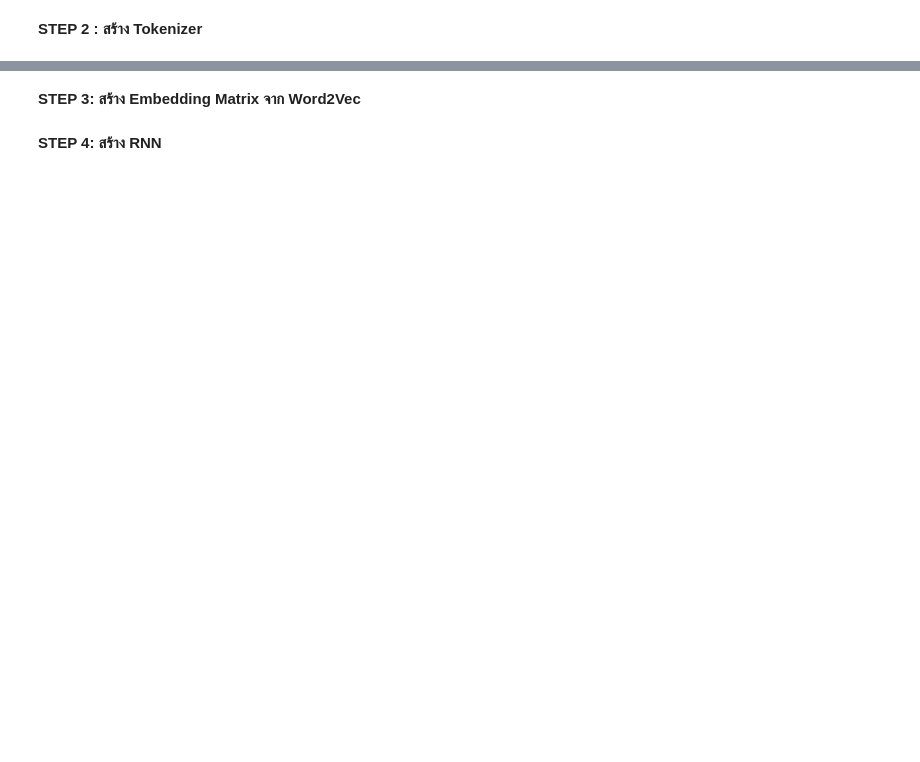
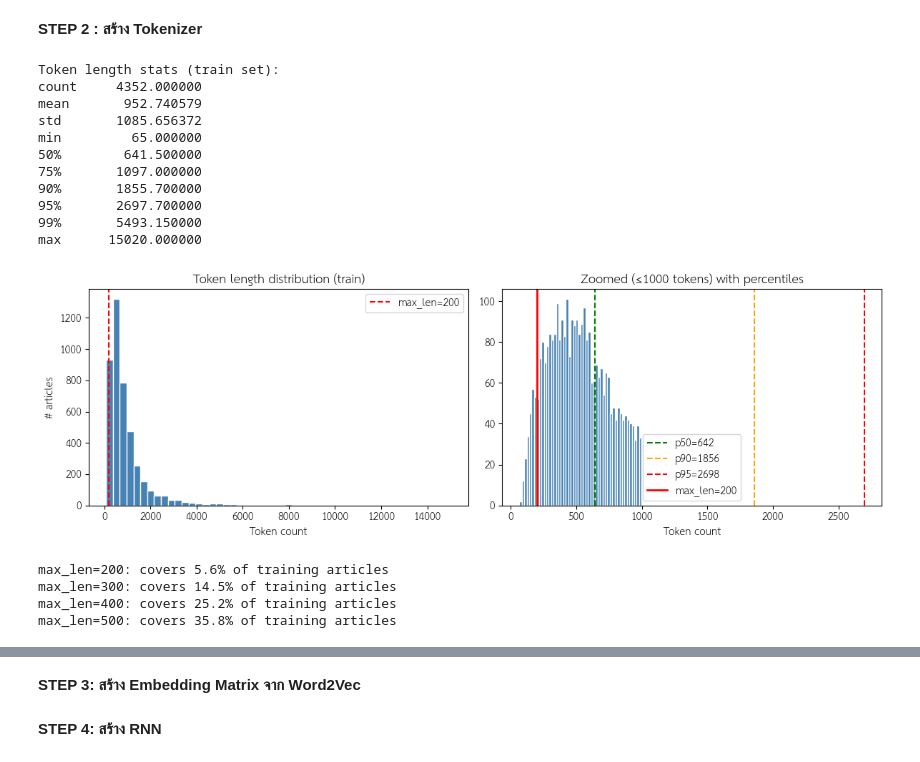
Before and after one commit to lemasc/nlp-news-thai, a Jupyter notebook: 03-classification/classify_neural.ipynb, the cells around one changed output, grey strips where cells are left out. Cells and saved outputs as stored; diff of their text form; code cells hidden in the pictures; blank space fills up the shorter version.

```diff
--- a/03-classification/classify_neural.ipynb
+++ b/03-classification/classify_neural.ipynb
@@ -180,6 +182,57 @@ w2v_model = Word2Vec(
 )
 # %% [markdown]
 **STEP 2 : สร้าง Tokenizer**
+# %%
+# Check token length distribution to pick a good max_len
+lengths = train_df["tokenized_text"].apply(lambda x: len(x.split()))
+
+print("Token length stats (train set):")
+print(lengths.describe(percentiles=[0.5, 0.75, 0.90, 0.95, 0.99]).to_string())
+
+import matplotlib.pyplot as plt
+
+fig, axes = plt.subplots(1, 2, figsize=(12, 4))
+
+axes[0].hist(lengths, bins=50, color="steelblue", edgecolor="white")
+axes[0].axvline(200, color="red", linestyle="--", label="max_len=200")
+axes[0].set_xlabel("Token count")
+axes[0].set_ylabel("# articles")
+axes[0].set_title("Token length distribution (train)")
+axes[0].legend()
+
+axes[1].hist(lengths[lengths <= 1000], bins=50, color="steelblue", edgecolor="white")
+for p, c in [(50, "green"), (90, "orange"), (95, "red")]:
+    v = lengths.quantile(p / 100)
+    axes[1].axvline(v, color=c, linestyle="--", label=f"p{p}={v:.0f}")
+axes[1].axvline(200, color="red", linestyle="-", linewidth=2, label="max_len=200")
+axes[1].set_xlabel("Token count")
+axes[1].set_title("Zoomed (≤1000 tokens) with percentiles")
+axes[1].legend()
+
+plt.tight_layout()
+plt.show()
+
+# Proportion of articles that fit within max_len
+for threshold in [200, 300, 400, 500]:
+    pct = (lengths <= threshold).mean() * 100
+    print(f"max_len={threshold}: covers {pct:.1f}% of training articles")
+# %% [output]
+Token length stats (train set):
+count     4352.000000
+mean       952.740579
+std       1085.656372
+min         65.000000
+50%        641.500000
+75%       1097.000000
+90%       1855.700000
+95%       2697.700000
+99%       5493.150000
+max      15020.000000
+[figure, added]
+max_len=200: covers 5.6% of training articles
+max_len=300: covers 14.5% of training articles
+max_len=400: covers 25.2% of training articles
+max_len=500: covers 35.8% of training articles
 # %%
 from tensorflow.keras.preprocessing.text import Tokenizer
 from tensorflow.keras.preprocessing.sequence import pad_sequences
```
Also changed, not shown: parts of 11 cells of this notebook.
